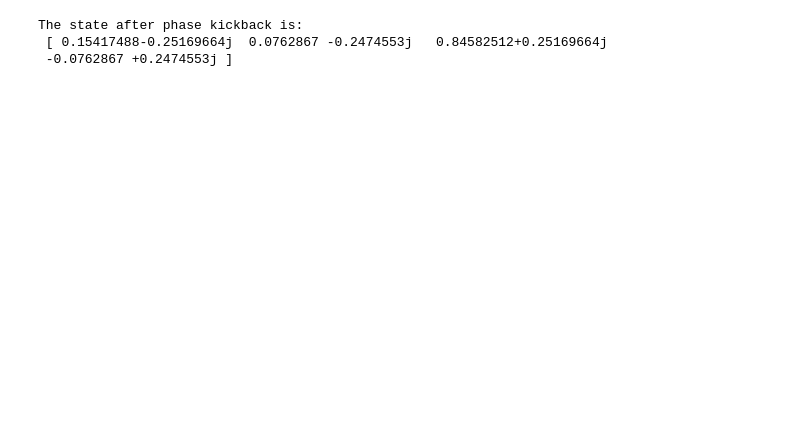
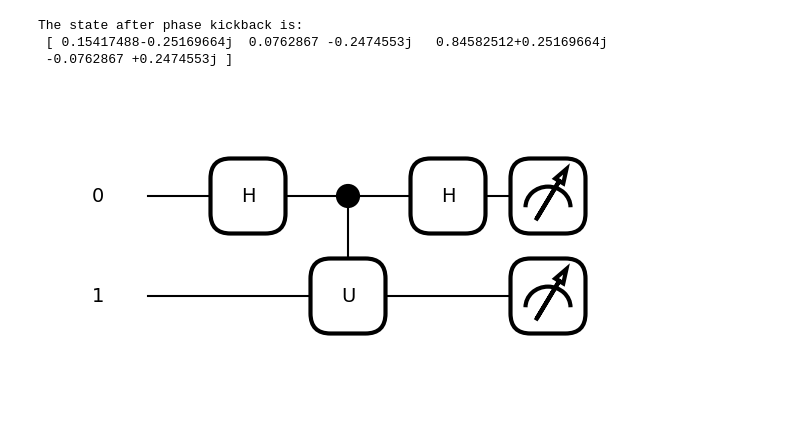
Before and after one commit to JonasHagstrom79/QuantumML, a Jupyter notebook: Codercise_PF_2_5_Kick_u_back.ipynb, the cells around one changed output. Cells and saved outputs as stored; diff of their text form; code cells hidden in the pictures; blank space fills up the shorter version.

```diff
--- a/Codercise_PF_2_5_Kick_u_back.ipynb
+++ b/Codercise_PF_2_5_Kick_u_back.ipynb
@@ -48,3 +48,8 @@ print("The state after phase kickback is: \n" , phase_kickback(matrix))
 The state after phase kickback is:
  [ 0.15417488-0.25169664j  0.0762867 -0.2474553j   0.84582512+0.25169664j
  -0.0762867 +0.2474553j ]
+# %%
+qml.draw_mpl(phase_kickback)(matrix)
+plt.show()
+# %% [output]
+[figure, added]
```
